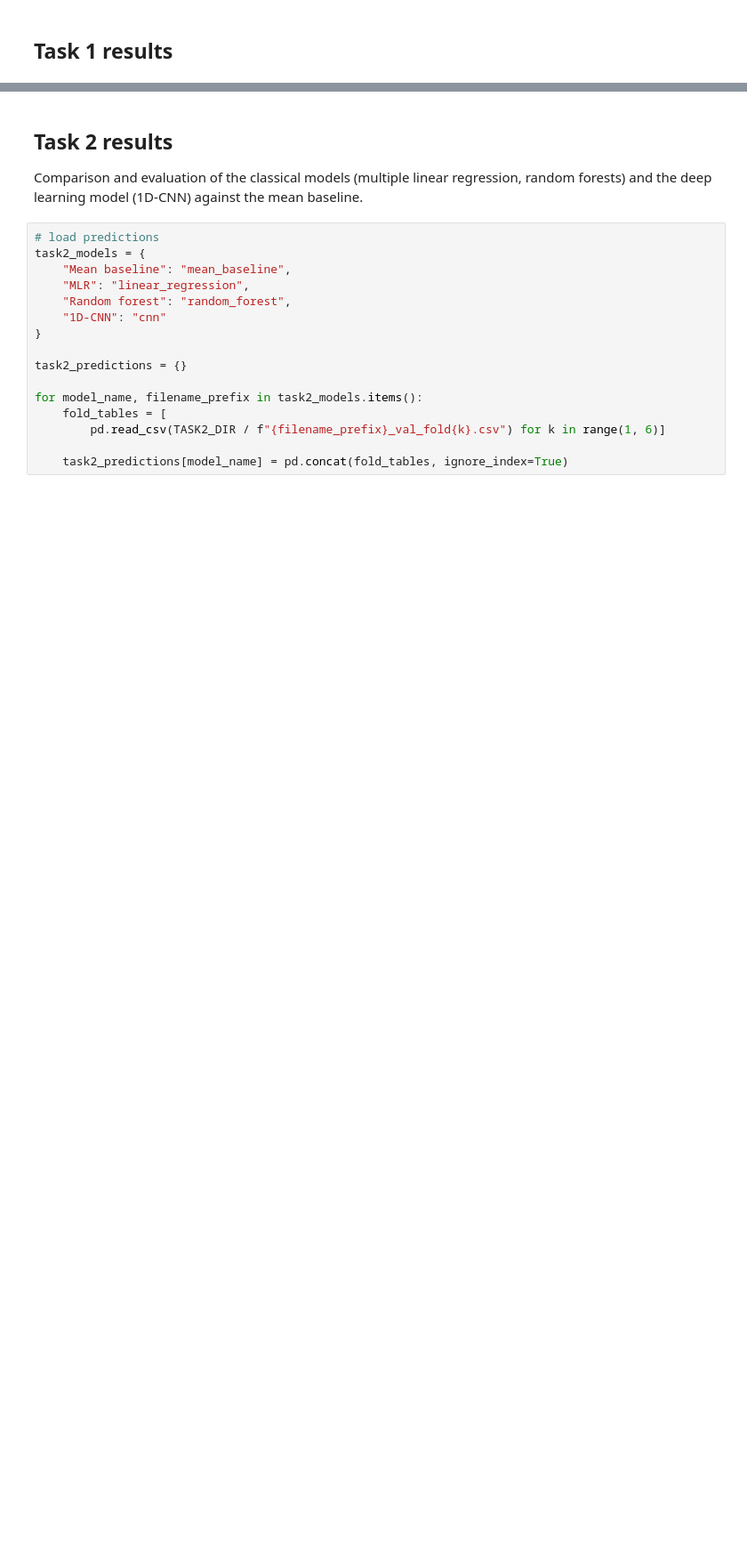
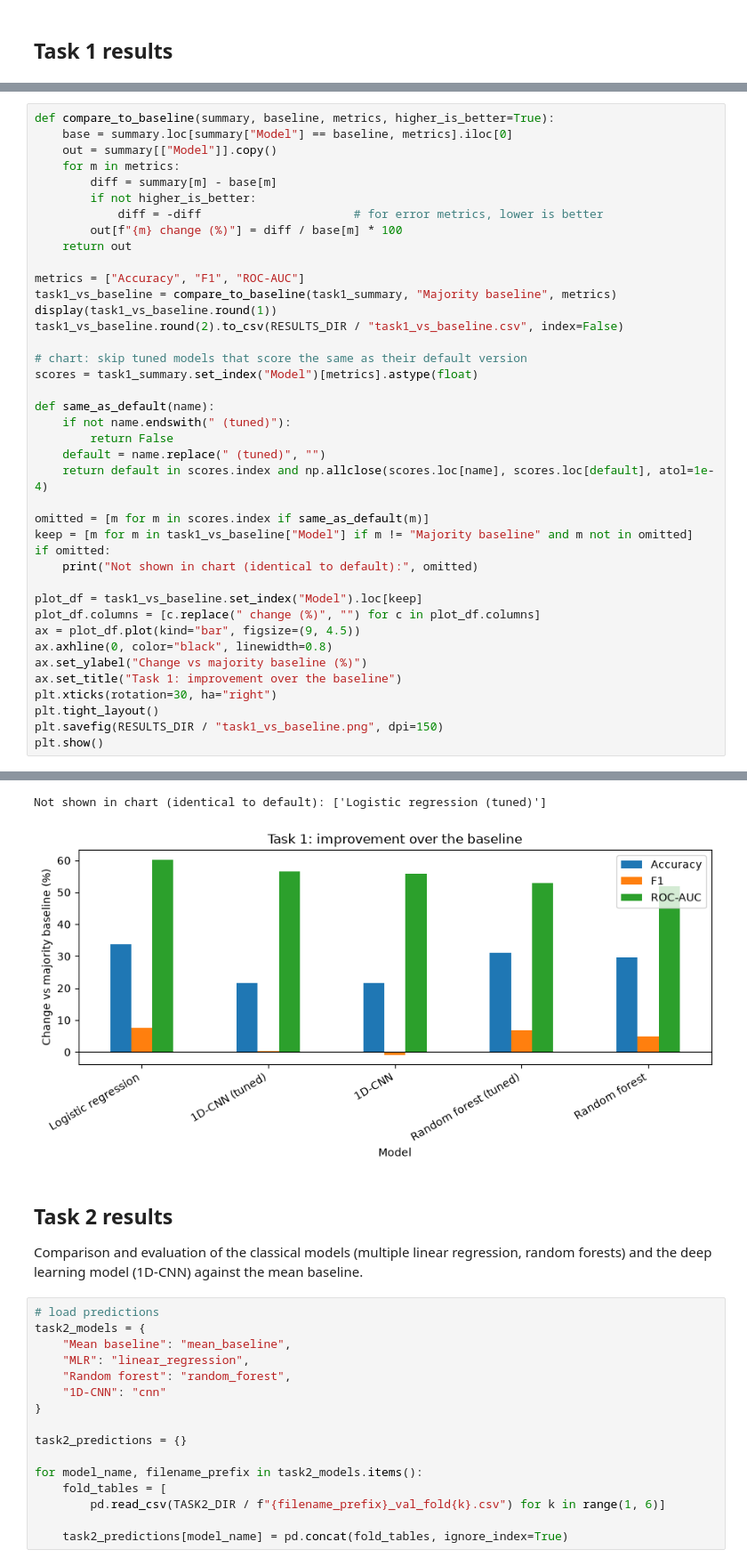
Before and after one commit to yenfay/it1244-project, a Jupyter notebook: notebooks/results.ipynb, the cells around one changed output, grey strips where cells are left out. Shown at 89% size. Saved outputs shown, nothing was run; the diff lists cells and outputs as text; blank space fills up the shorter version.

```diff
--- a/notebooks/results.ipynb
+++ b/notebooks/results.ipynb
@@ -27,0 +93,41 @@ RESULTS_DIR.mkdir(parents=True, exist_ok=True)
+# %%
+def compare_to_baseline(summary, baseline, metrics, higher_is_better=True):
+    base = summary.loc[summary["Model"] == baseline, metrics].iloc[0]
+    out = summary[["Model"]].copy()
+    for m in metrics:
+        diff = summary[m] - base[m]
+        if not higher_is_better:
+            diff = -diff                      # for error metrics, lower is better
+        out[f"{m} change (%)"] = diff / base[m] * 100
+    return out
+
+metrics = ["Accuracy", "F1", "ROC-AUC"]
+task1_vs_baseline = compare_to_baseline(task1_summary, "Majority baseline", metrics)
+display(task1_vs_baseline.round(1))
+task1_vs_baseline.round(2).to_csv(RESULTS_DIR / "task1_vs_baseline.csv", index=False)
+
+# chart: skip tuned models that score the same as their default version
+scores = task1_summary.set_index("Model")[metrics].astype(float)
+
+def same_as_default(name):
+    if not name.endswith(" (tuned)"):
+        return False
+    default = name.replace(" (tuned)", "")
+    return default in scores.index and np.allclose(scores.loc[name], scores.loc[default], atol=1e-4)
+
+omitted = [m for m in scores.index if same_as_default(m)]
+keep = [m for m in task1_vs_baseline["Model"] if m != "Majority baseline" and m not in omitted]
+if omitted:
+    print("Not shown in chart (identical to default):", omitted)
+
+plot_df = task1_vs_baseline.set_index("Model").loc[keep]
+plot_df.columns = [c.replace(" change (%)", "") for c in plot_df.columns]
+ax = plot_df.plot(kind="bar", figsize=(9, 4.5))
+ax.axhline(0, color="black", linewidth=0.8)
+ax.set_ylabel("Change vs majority baseline (%)")
+ax.set_title("Task 1: improvement over the baseline")
+plt.xticks(rotation=30, ha="right")
+plt.tight_layout()
+plt.savefig(RESULTS_DIR / "task1_vs_baseline.png", dpi=150)
+plt.show()
+# %% [output]
@@ -28,3 +142,5 @@ RESULTS_DIR.mkdir(parents=True, exist_ok=True)
+Not shown in chart (identical to default): ['Logistic regression (tuned)']
+[figure, added]
 # %% [markdown]
 ## Task 2 results
 
```
Also changed, not shown: parts of 6 cells of this notebook, 1 other file.
